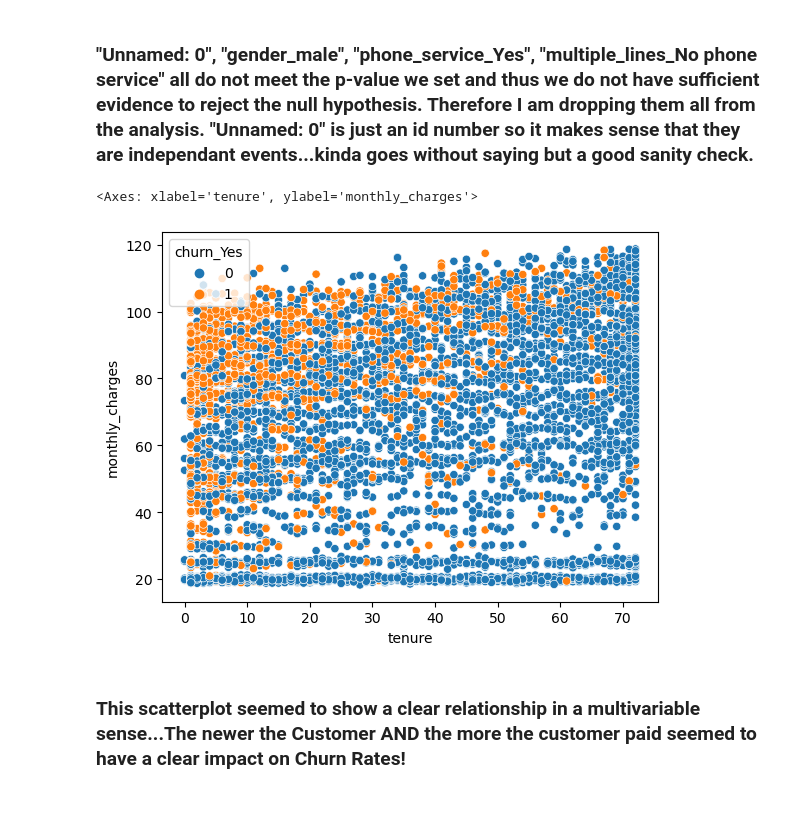
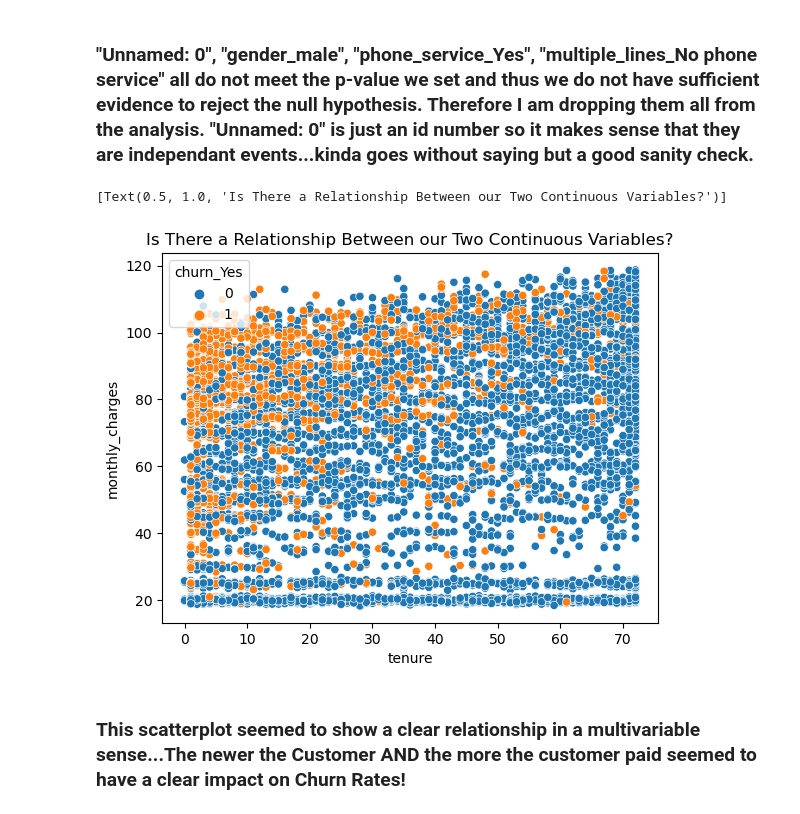
Before and after one commit to Alfred-W-S-Pirovits-Jr/Telco_Churn_Project, a Jupyter notebook: final_report.ipynb, the cells around one changed output. Saved outputs shown, nothing was run; the diff lists cells and outputs as text; code cells hidden in the pictures.

```diff
--- a/final_report.ipynb
+++ b/final_report.ipynb
@@ -102,8 +112,8 @@ ___________________________________________________________
 telco = telco.drop(columns=['Unnamed: 0', 'gender_Male', 'phone_service_Yes', 'multiple_lines_No phone service'])
 # %%
-sns.scatterplot(data=telco, x='tenure', y='monthly_charges', hue='churn_Yes')
+sns.scatterplot(data=telco, x='tenure', y='monthly_charges', hue='churn_Yes').set(title='Is There a Relationship Between our Two Continuous Variables?')
 # %% [output]
-<Axes: xlabel='tenure', ylabel='monthly_charges'>
+[Text(0.5, 1.0, 'Is There a Relationship Between our Two Continuous Variables?')]
-[figure, old version]
+[figure, new version]
 # %% [markdown]
 ### This scatterplot seemed to show a clear relationship in a multivariable sense...The newer the Customer AND the more the customer paid seemed to have a clear impact on Churn Rates!
```
Also changed, not shown: parts of 56 cells of this notebook.
